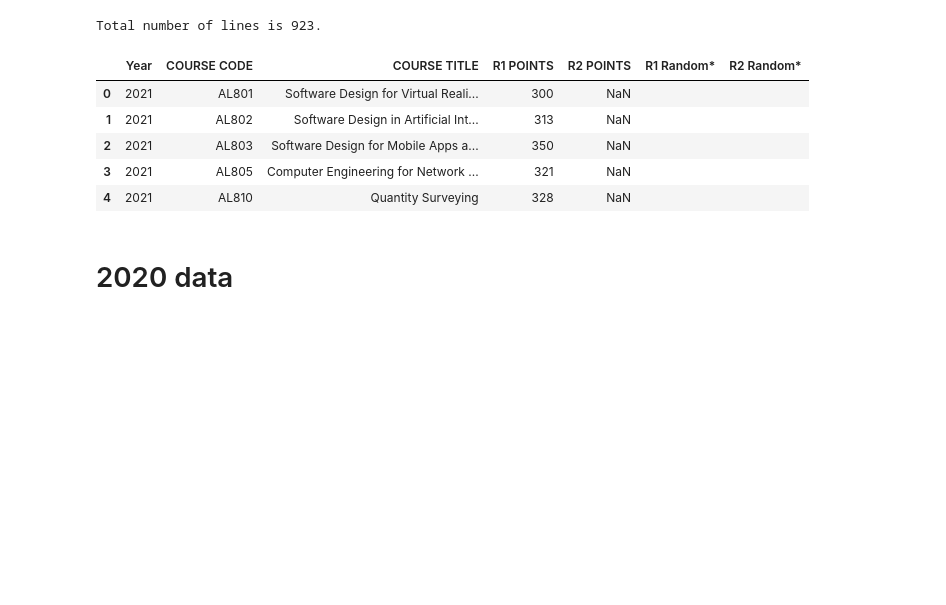
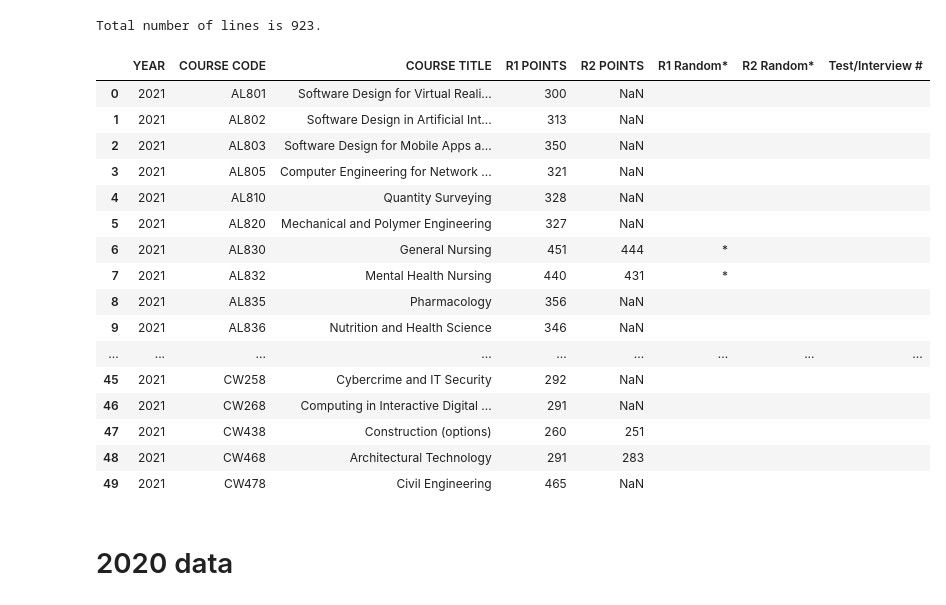
Before and after one commit to CiaranMoran27/playing_with_jupyter, a Jupyter notebook: cao.ipynb, the cells around one changed output. Drawn from its saved outputs; the diff is of its cells as text; code cells hidden in the pictures; blank space fills up the shorter version.

```diff
--- a/cao.ipynb
+++ b/cao.ipynb
@@ -49,35 +52,63 @@ parse_and_write_2021_data(response_url, re_course)
 # %% [output]
 Total number of lines is 923.
 # %%
-# get data in  correct format
-import pandas as pd
-import numpy as np
+#new_col_order = ['Year', 'CATEGORY (i.e.ISCED description)', 'HEI', 'COURSE TITLE',
+                 #'COURSE CODE2','R1 POINTS', 'R2 POINTS', 'EOS Mid-point', 'EOS',
+                 #'R1 Random *',  'R2 Random*', 'EOS Random *', 'Test/Interview #']
 
 
-def clean_2021_data():
+def data_formatter_2021():
+
+    # read csv from folder and pass list of column headers
     read_path = 'data/cao2021.csv'
-    header_list_2021 = ['COURSE CODE', 'COURSE TITLE', 'R1 POINTS', 'R2 POINTS']       # declare column headers
-    df = pd.read_csv(read_path, names = header_list_2021)                              # read csv file
+    header_list_2021 = ['COURSE CODE', 'COURSE TITLE', 'R1 POINTS', 'R2 POINTS']
+    df = pd.read_csv(read_path, names = header_list_2021)
 
-    df.insert(0, 'Year', 2021)
-    df['R1 Random*'] = np.where(df['R1 POINTS'].str.contains('\*'),'*','')              # insert year column &
-    df['R2 Random*'] = np.where(df['R2 POINTS'].str.contains('NaN'), '',                # perform replace string operations
+    df.insert(0, 'YEAR', 2021)
+
+    # insert 3 new conditional columns via string operations
+    # explanation : (if col contains string x, return x, else return y)
+    df['R1 Random*'] = np.where(df['R1 POINTS'].str.contains('\*'), '*', '')
+    df['R2 Random*'] = np.where(df['R2 POINTS'].str.contains('NaN'), '',
                          np.where(df['R2 POINTS'].str.contains('\*'), '*', ''))
 
-    df['R1 POINTS'].replace(regex = ['\*', '#'], value = '', inplace = True)            # remove '*' and '#' from points columns
+    df['Test/Interview #'] = np.where((df['R1 POINTS'].str.contains('#')) |
+                                      (df['R2 POINTS'].str.contains('#')), '#', '')
+
+    #df_cols = df.columns.tolist()
+
+    cols = ['a', 'b', 'c']
+    num = [0, 0, 0]
+    df.assign(**dict(zip(cols, num)))
+
+
+
+    # remove '*' and '#' from points columns
+    df['R1 POINTS'].replace(regex = ['\*', '#'], value = '', inplace = True)
     df['R2 POINTS'].replace(regex = ['\*', '#'], value = '', inplace = True)
     return df
 
 
-df_final_2021 = clean_2021_data()
-df_final_2021.head(5)
+df_final_2021 = data_formatter_2021()
+df_final_2021.head(50)
 # %% [output]
-|  | Year | COURSE CODE | COURSE TITLE | R1 POINTS | R2 POINTS | R1 Random* | R2 Random* |
-| 0 | 2021 | AL801 | Software Design for Virtual Reali... | 300 | NaN |  |  |
-| 1 | 2021 | AL802 | Software Design in Artificial Int... | 313 | NaN |  |  |
-| 2 | 2021 | AL803 | Software Design for Mobile Apps a... | 350 | NaN |  |  |
-| 3 | 2021 | AL805 | Computer Engineering for Network ... | 321 | NaN |  |  |
-| 4 | 2021 | AL810 | Quantity Surveying | 328 | NaN |  |  |
+|  | YEAR | COURSE CODE | COURSE TITLE | R1 POINTS | R2 POINTS | R1 Random* | R2 Random* | Test/Interview # |
+| 0 | 2021 | AL801 | Software Design for Virtual Reali... | 300 | NaN |  |  |  |
+| 1 | 2021 | AL802 | Software Design in Artificial Int... | 313 | NaN |  |  |  |
+| 2 | 2021 | AL803 | Software Design for Mobile Apps a... | 350 | NaN |  |  |  |
+| 3 | 2021 | AL805 | Computer Engineering for Network ... | 321 | NaN |  |  |  |
+| 4 | 2021 | AL810 | Quantity Surveying | 328 | NaN |  |  |  |
+| 5 | 2021 | AL820 | Mechanical and Polymer Engineering | 327 | NaN |  |  |  |
+| 6 | 2021 | AL830 | General Nursing | 451 | 444 | * |  |  |
+| 7 | 2021 | AL832 | Mental Health Nursing | 440 | 431 | * |  |  |
+| 8 | 2021 | AL835 | Pharmacology | 356 | NaN |  |  |  |
+| 9 | 2021 | AL836 | Nutrition and Health Science | 346 | NaN |  |  |  |
+| ... | ... | ... | ... | ... | ... | ... | ... | ... |
+| 45 | 2021 | CW258 | Cybercrime and IT Security | 292 | NaN |  |  |  |
+| 46 | 2021 | CW268 | Computing in Interactive Digital ... | 291 | NaN |  |  |  |
+| 47 | 2021 | CW438 | Construction (options) | 260 | 251 |  |  |  |
+| 48 | 2021 | CW468 | Architectural Technology | 291 | 283 |  |  |  |
+| 49 | 2021 | CW478 | Civil Engineering | 465 | NaN |  |  |  |
 # %% [markdown]
 # 2020 data
 # %%
```
Also changed, not shown: parts of 5 cells of this notebook, 3 other files.
